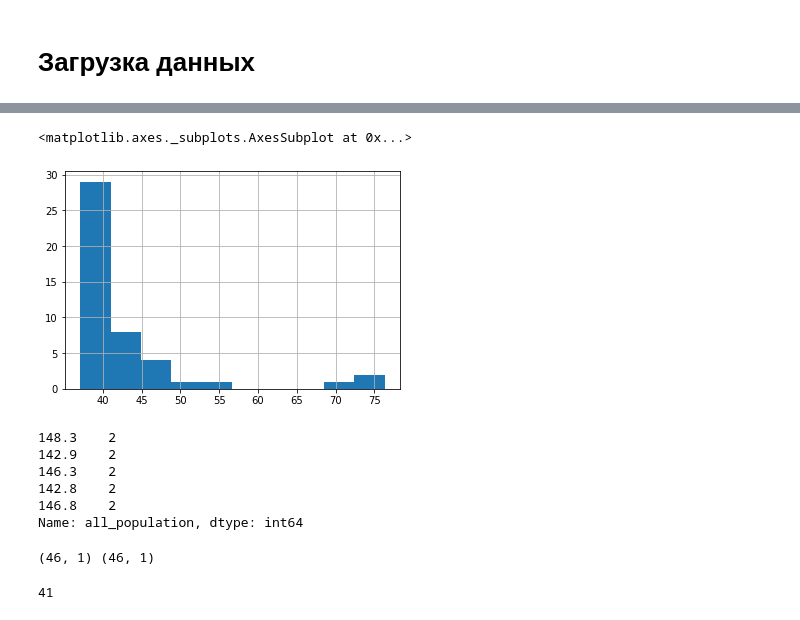
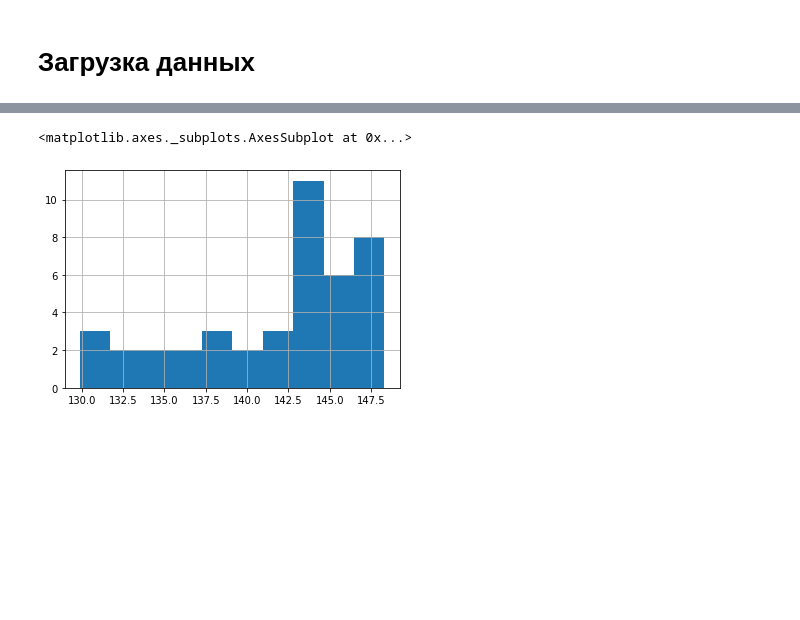
Before and after one commit to Tesseract98/machine-learning, a Jupyter notebook: regression/population_growth.ipynb, the cells around one changed output, grey strips where cells are left out. Saved outputs shown, nothing was run; the diff lists cells and outputs as text; code cells hidden in the pictures; blank space fills up the shorter version.

```diff
--- a/regression/population_growth.ipynb
+++ b/regression/population_growth.ipynb
@@ -12,7 +18,3 @@ from tqdm import tqdm
 data_path = "data/population.xls"
 # train_data = pathlib.Path("data/population.xls")
 data = pd.read_excel(data_path)
-# %%
-data = data.drop(['Unnamed: 4', 'Unnamed: 5'], axis = 1)
-# %%
-data = data.rename(columns={'Обновлено 19.04.2019': 'year', 'Unnamed: 1': 'all_population', 'Unnamed: 2': 'town', 'Unnamed: 3': 'country'})
@@ -28,22 +51,5 @@ freq       1             2.0    2.0      2.0
 # %%
-sliced_data['country'].hist(grid=True)
+data.iloc[:, 1].hist(grid=True)
 # %% [output]
 <matplotlib.axes._subplots.AxesSubplot at 0x...>
-[figure, old version]
+[figure, new version]
-# %%
-sliced_data['all_population'].value_counts().head()
-# %% [output]
-148.3    2
-142.9    2
-146.3    2
-142.8    2
-146.8    2
-Name: all_population, dtype: int64
-# %%
-# X = np.array([list(sliced_data['town']), list(sliced_data['country'])]).reshape(-1, 2)
-X = np.array(list(sliced_data['town'])).reshape(-1, 1)
-# y = np.array(list(sliced_data['all_population'])).reshape(-1, 1)
-y = np.array(sliced_data['all_population']).reshape(-1, 1)
-print(X.shape, y.shape)
-# %% [output]
-(46, 1) (46, 1)
@@ -53,6 +55,0 @@ future_data = 5
-# %%
-start = past_data
-end = len(X) - future_data
-end
-# %% [output]
-41
```
Also changed, not shown: parts of 74 cells of this notebook, 2 other files.
